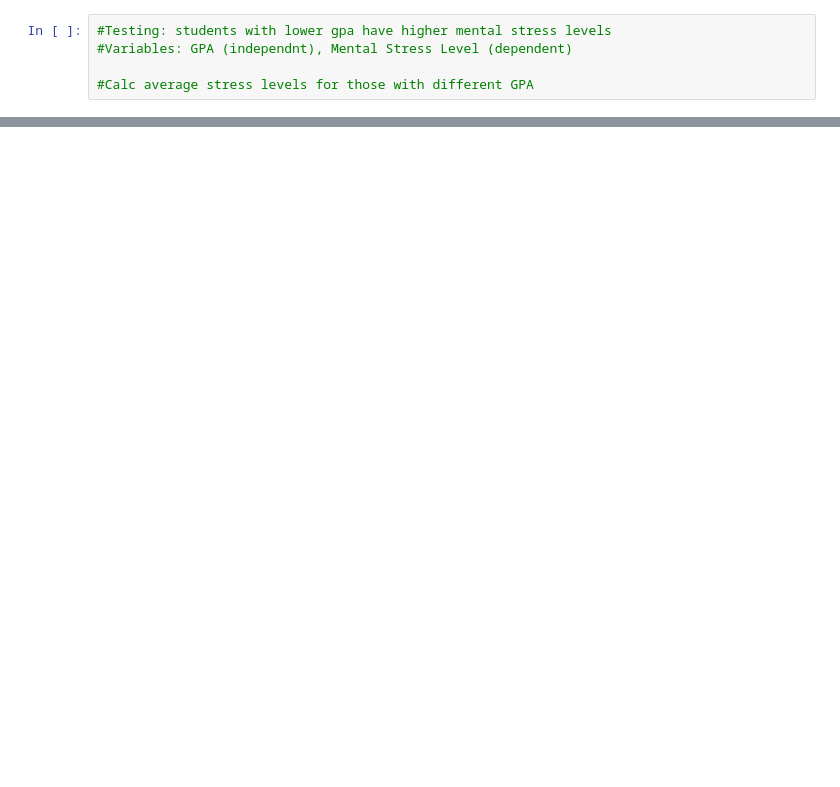
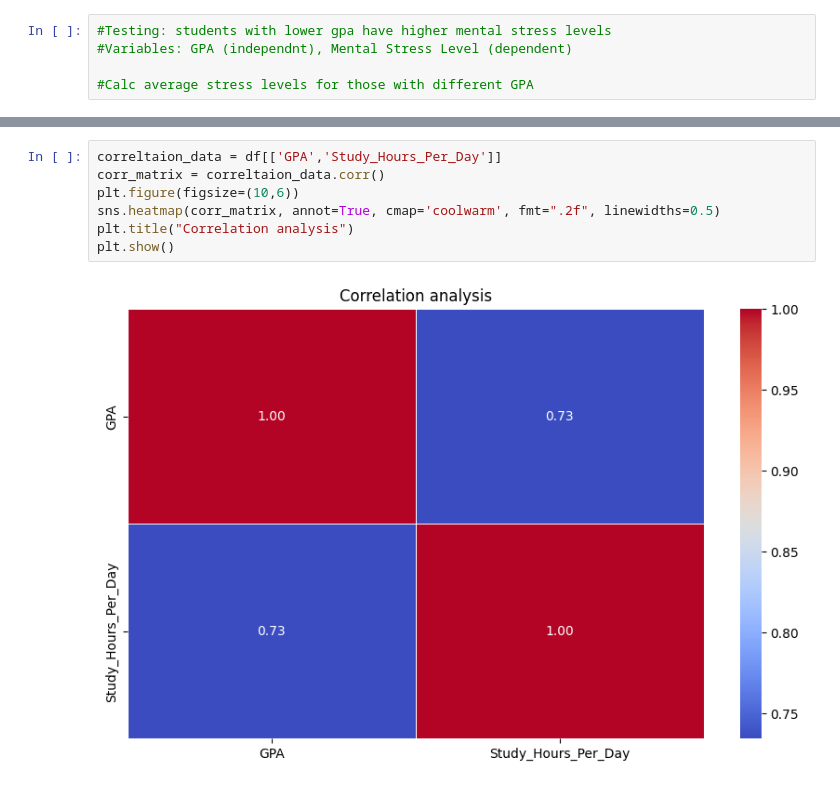
Before and after one commit to Taryn-Cail/Python-Group-Project-2704, a Jupyter notebook: data.ipynb, the cells around one changed output, grey strips where cells are left out. Drawn from its saved outputs; the diff is of its cells as text; blank space fills up the shorter version.

```diff
--- a/data.ipynb
+++ b/data.ipynb
@@ -99,0 +101,9 @@ plt.plot()
+# %%
+correltaion_data = df[['GPA','Study_Hours_Per_Day']]
+corr_matrix = correltaion_data.corr()
+plt.figure(figsize=(10,6))
+sns.heatmap(corr_matrix, annot=True, cmap='coolwarm', fmt=".2f", linewidths=0.5)
+plt.title("Correlation analysis")
+plt.show()
+# %% [output]
+[figure, added]
```
Also changed, not shown: parts of 6 cells of this notebook.
